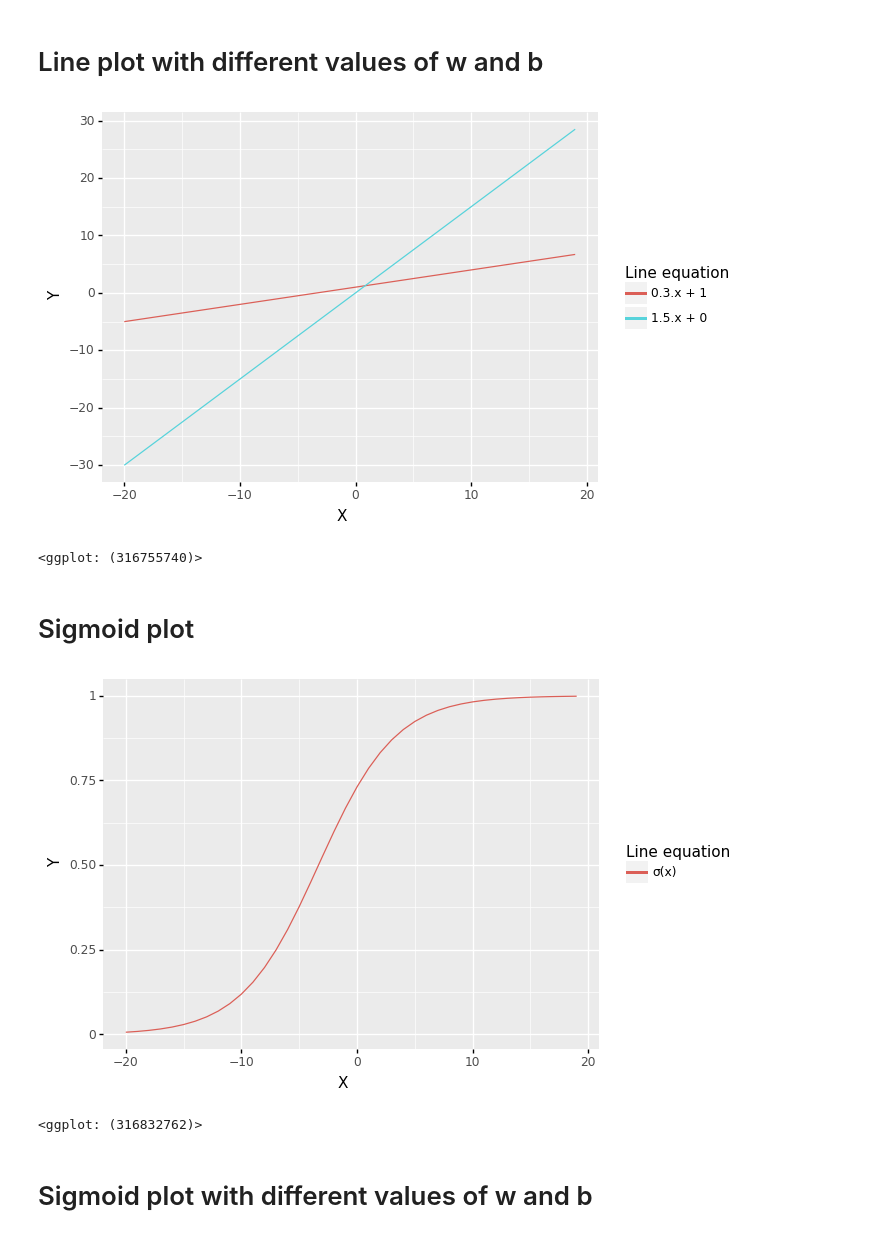
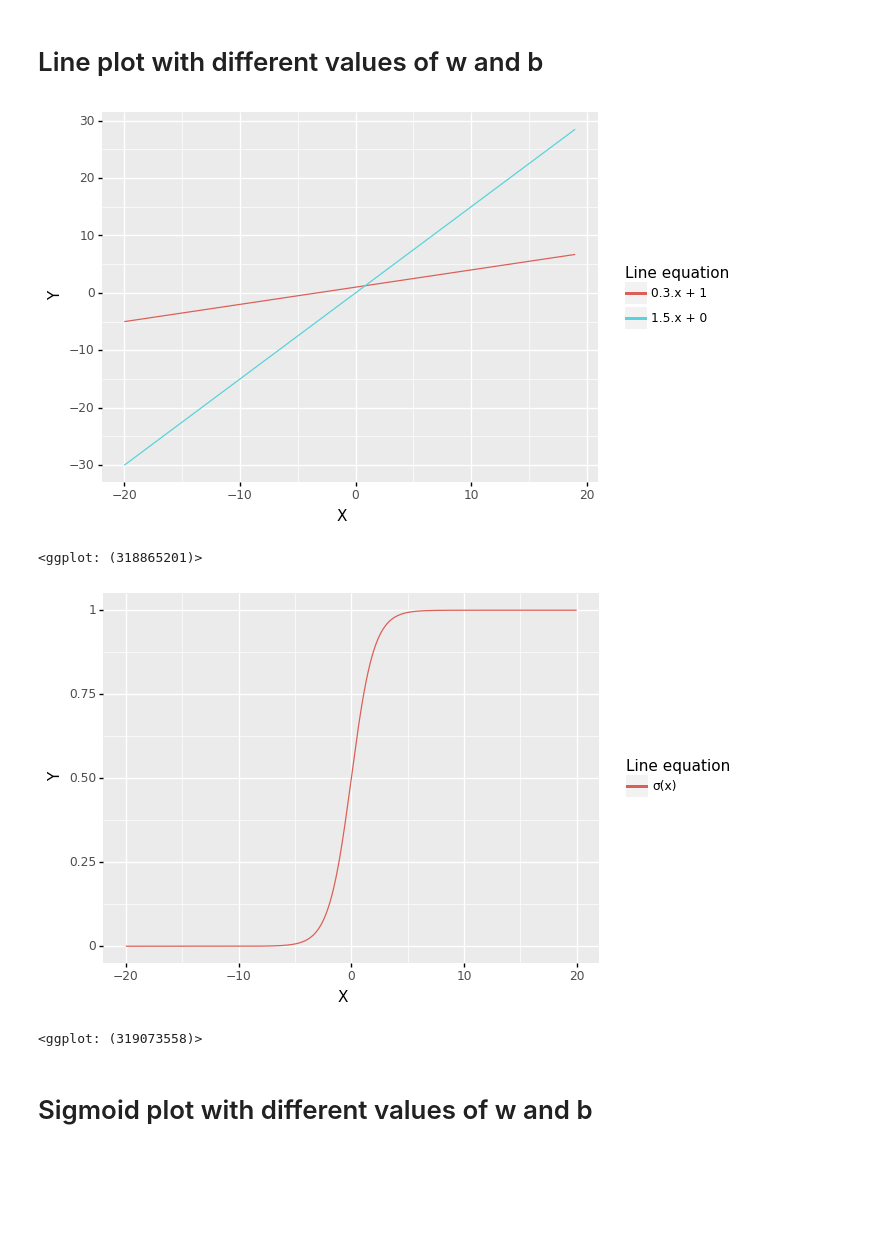
Before and after one commit to NeerajKomuravalli/tensorflowPlayground, a Jupyter notebook: blogs/single_neuron/play_with_single_neoron_math_equation.ipynb, the cells around one changed output. Drawn from its saved outputs; the diff is of its cells as text; code cells hidden in the pictures; blank space fills up the shorter version.

```diff
--- a/blogs/single_neuron/play_with_single_neoron_math_equation.ipynb
+++ b/blogs/single_neuron/play_with_single_neoron_math_equation.ipynb
@@ -7 +11,4 @@ from ipywidgets import VBox, Label, Button, IntSlider, Output, interact, HBox
+# %%
+def sigmoid(x):
+  return 1 / (1 + np.exp(-x))
 # %% [markdown]
@@ -21,0 +66,10 @@ interactive(children=(IntSlider(value=1, description='w', max=20, min=-20), IntS
+# %%
+data = []
+x_axis_data = list(range(-20, 20))
+for x in x_axis_data:
+    data.append([x, x, "1.x + 0"])
+df = pd.DataFrame(data)
+df.columns = ["X", "Y", "Line equation"]
+plot = ggplot() + geom_line(df_ideal_switch, aes(x="X", y="Y", color="Line equation", group="Line equation"))
+display(plot)
+plot.save("basic_line_plot.png")
@@ -46,25 +103,20 @@ display(plot)
 plot.save("line_plots.png")
 # %% [output]
 [figure]
-<ggplot: (316755740)>
+<ggplot: (318865201)>
-# %% [markdown]
-# Sigmoid plot
-# %%
-def sigmoid(x):
-  return 1 / (1 + math.exp(-x))
 # %%
 data = []
-x_axis_data = list(range(-20, 20))
+x_axis_data = np.array(range(-20010, 20010, 10))/1000
 for x in x_axis_data:
-    data.append([x, sigmoid(data_dict[d]['w']*x + data_dict[d]['b']), "\u03C3(x)"])
+    data.append([x, sigmoid(x), "\u03C3(x)"])
 df = pd.DataFrame(data)
 df.columns = ["X", "Y", "Line equation"]
 plot = ggplot() + geom_line(df, aes(x="X", y="Y", color="Line equation", group="Line equation"))
 display(plot)
-plot.save("basic_sigmoid_plot.png")
+plot.save("basic_sigmoid_plot_detailed.png")
 # %% [output]
-[figure, old version]
+[figure, new version]
-<ggplot: (316832762)>
+<ggplot: (319073558)>
 # %% [markdown]
 # Sigmoid plot with different values of w and b
 # %%
```
Also changed, not shown: parts of 12 cells of this notebook, 5 other files.
